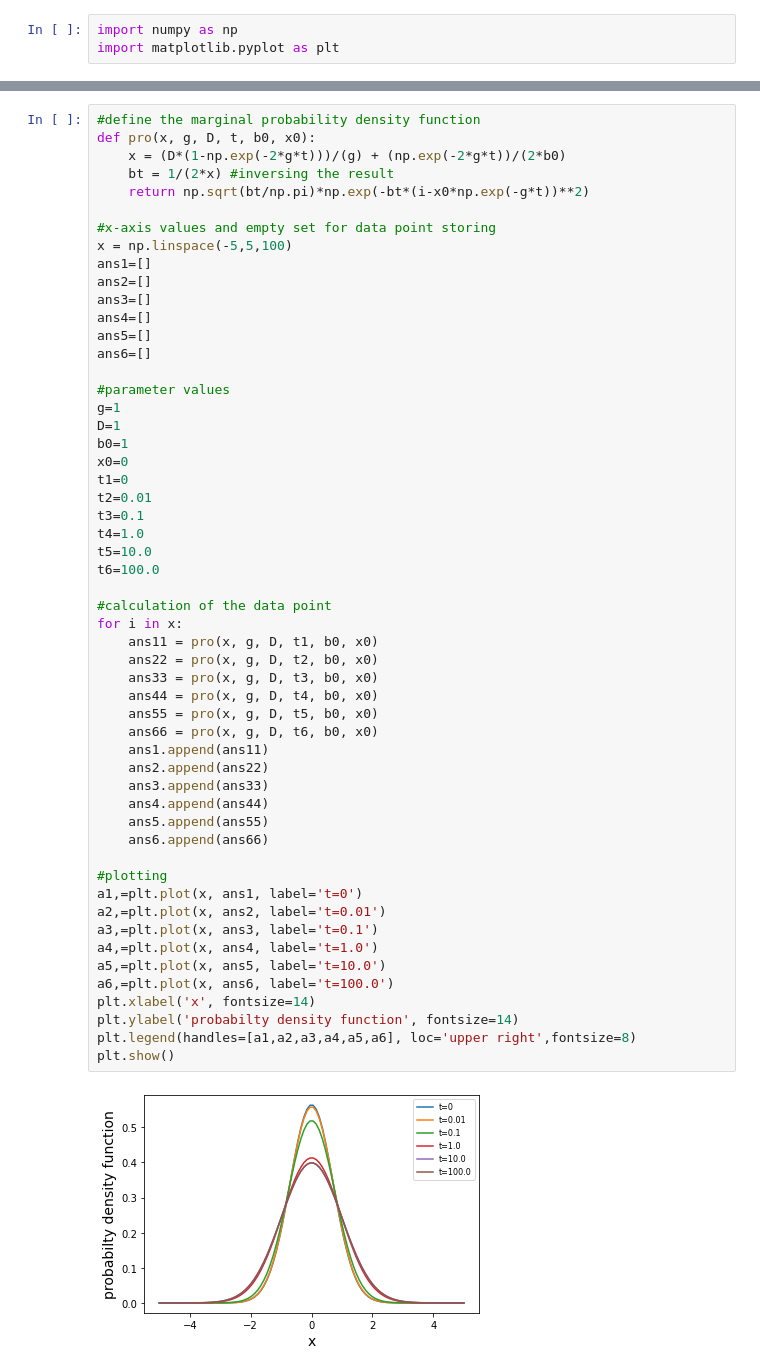
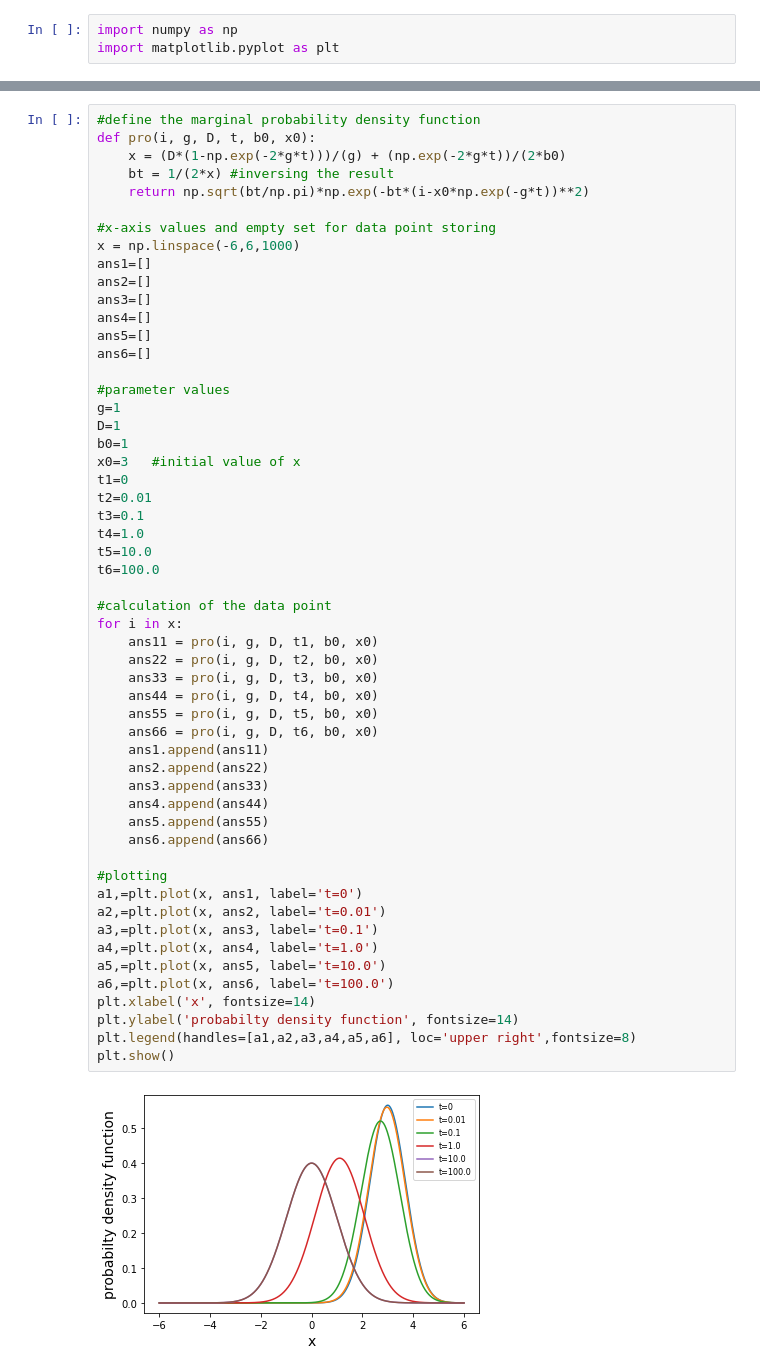
Before and after one commit to sajtarius/mean_variance_information-length_plot, a Jupyter notebook: probability.ipynb, the cells around one changed output, grey strips where cells are left out. Cells and saved outputs as stored; diff of their text form.

```diff
--- a/probability.ipynb
+++ b/probability.ipynb
@@ -11,13 +13,13 @@ import matplotlib.pyplot as plt
 <p> <b> NOTE: </b> The mean will be shifted from the initial position, $x_0$, because of [mean function], $x_0 e^{-\gamma t}$. It will decay to ZERO due to exponential time decay. </p>
 # %%
 #define the marginal probability density function
-def pro(x, g, D, t, b0, x0):
+def pro(i, g, D, t, b0, x0):
     x = (D*(1-np.exp(-2*g*t)))/(g) + (np.exp(-2*g*t))/(2*b0)
     bt = 1/(2*x) #inversing the result
     return np.sqrt(bt/np.pi)*np.exp(-bt*(i-x0*np.exp(-g*t))**2)
 
 #x-axis values and empty set for data point storing
-x = np.linspace(-5,5,100)
+x = np.linspace(-6,6,1000)
 ans1=[]
 ans2=[]
 ans3=[]
@@ -29,39 +31,39 @@ ans6=[]
 g=1
 D=1
 b0=1
-x0=0
+x0=3   #initial value of x
 t1=0
 t2=0.01
 t3=0.1
 t4=1.0
 t5=10.0
 t6=100.0
 
 #calculation of the data point
 for i in x:
-    ans11 = pro(x, g, D, t1, b0, x0)
-    ans22 = pro(x, g, D, t2, b0, x0)
-    ans33 = pro(x, g, D, t3, b0, x0)
-    ans44 = pro(x, g, D, t4, b0, x0)
-    ans55 = pro(x, g, D, t5, b0, x0)
-    ans66 = pro(x, g, D, t6, b0, x0)
+    ans11 = pro(i, g, D, t1, b0, x0)
+    ans22 = pro(i, g, D, t2, b0, x0)
+    ans33 = pro(i, g, D, t3, b0, x0)
+    ans44 = pro(i, g, D, t4, b0, x0)
+    ans55 = pro(i, g, D, t5, b0, x0)
+    ans66 = pro(i, g, D, t6, b0, x0)
     ans1.append(ans11)
     ans2.append(ans22)
     ans3.append(ans33)
     ans4.append(ans44)
     ans5.append(ans55)
     ans6.append(ans66)
 
 #plotting
 a1,=plt.plot(x, ans1, label='t=0')
 a2,=plt.plot(x, ans2, label='t=0.01')
 a3,=plt.plot(x, ans3, label='t=0.1')
 a4,=plt.plot(x, ans4, label='t=1.0')
 a5,=plt.plot(x, ans5, label='t=10.0')
 a6,=plt.plot(x, ans6, label='t=100.0')
 plt.xlabel('x', fontsize=14)
 plt.ylabel('probabilty density function', fontsize=14)
 plt.legend(handles=[a1,a2,a3,a4,a5,a6], loc='upper right',fontsize=8)
 plt.show()
 # %% [output]
-[figure, old version]
+[figure, new version]
```
Also changed, not shown: parts of 8 cells of this notebook.
